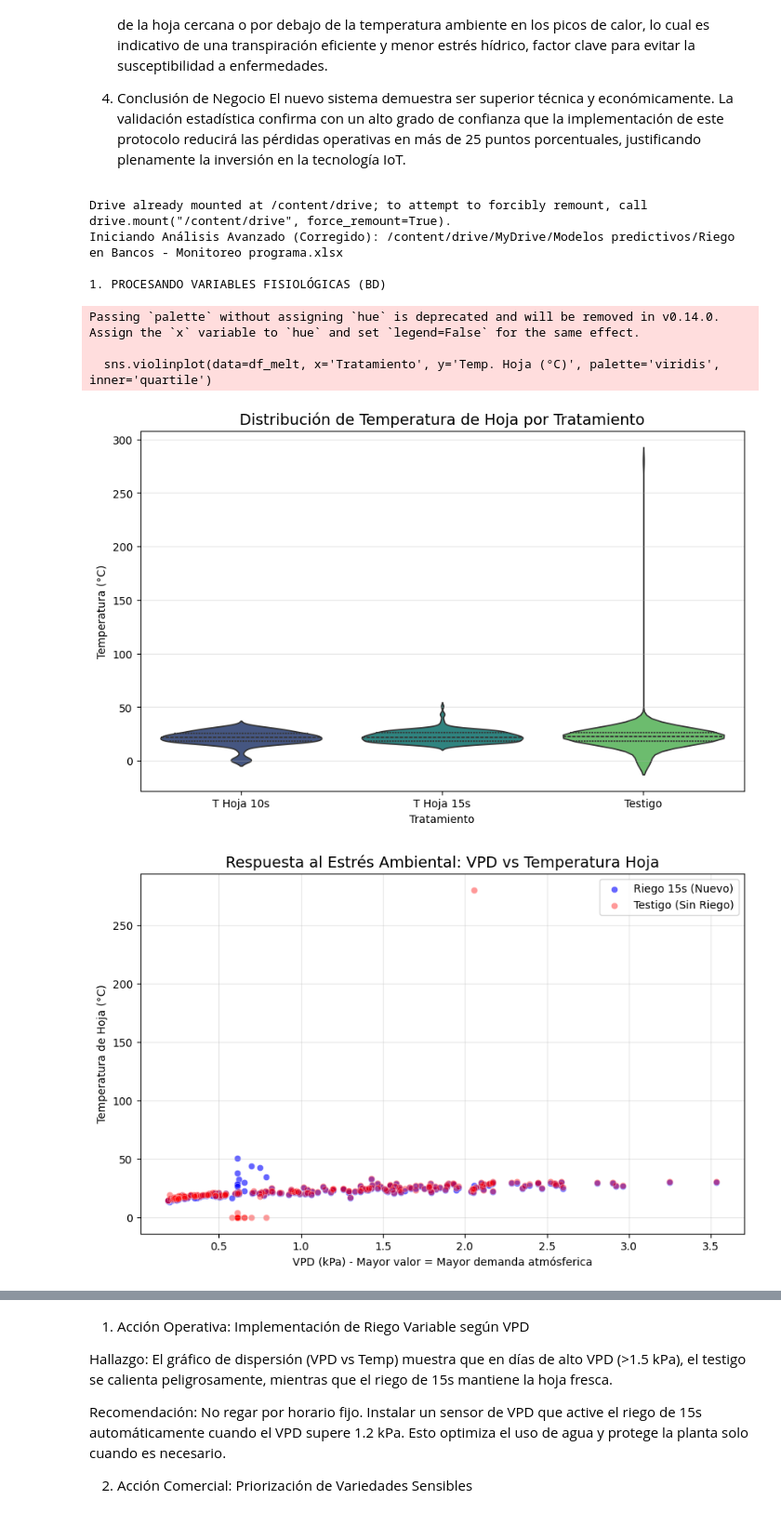
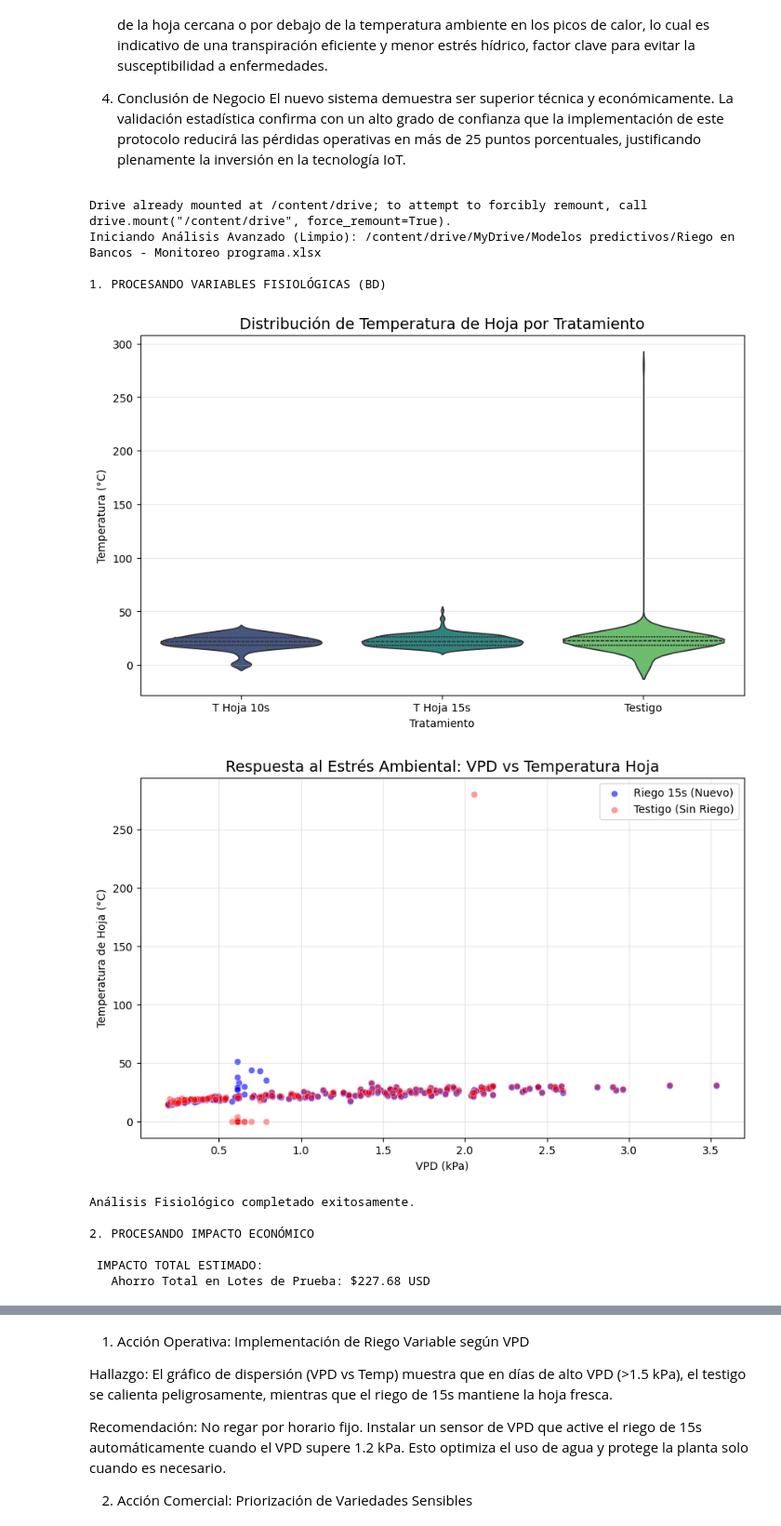
Before and after one commit to florezandres552/Optimizacion-Riego-IoT, a Jupyter notebook: Proyecto_Riego.ipynb, the cells around one changed output, grey strips where cells are left out. Shown at 93% size. Drawn from its saved outputs; the diff is of its cells as text; code cells hidden in the pictures.

```diff
--- a/Proyecto_Riego.ipynb
+++ b/Proyecto_Riego.ipynb
@@ -101,12 +101,16 @@ import matplotlib.pyplot as plt
 import numpy as np
 from scipy import stats
 from google.colab import drive
+import warnings
+
+# 0. SILENCIAR ADVERTENCIAS MENORES
+warnings.filterwarnings('ignore')
 
 # 1. MONTAR DRIVE Y CARGAR DATOS
 drive.mount('/content/drive')
 ruta_excel = '/content/drive/MyDrive/Modelos predictivos/Riego en Bancos - Monitoreo programa.xlsx'
 
-print(f"Iniciando Análisis Avanzado (Corregido): {ruta_excel}\n")
+print(f"Iniciando Análisis Avanzado (Limpio): {ruta_excel}\n")
 
 try:
     xl = pd.ExcelFile(ruta_excel)
@@ -116,37 +120,33 @@ try:
     if 'BD' in xl.sheet_names:
         print("1. PROCESANDO VARIABLES FISIOLÓGICAS (BD)")
         df_bd = pd.read_excel(ruta_excel, sheet_name='BD', header=0)
-        df_bd.columns = df_bd.columns.astype(str).str.strip() # Limpieza de nombres
+        df_bd.columns = df_bd.columns.astype(str).str.strip()
 
-        # Variables de interés
         cols_tratamientos = ['T Hoja 10s', 'T Hoja 15s', 'Testigo']
         col_temp_amb = 'Temperatura Ambiente dentro'
         col_hr_amb = 'Humedad Relativa dentro'
 
-        # Verificar existencia
         columnas_necesarias = cols_tratamientos + [col_temp_amb, col_hr_amb]
         if all(col in df_bd.columns for col in columnas_necesarias):
 
-            # CORRECCIÓN CLAVE: Forzamos la conversión a numérico de TODAS las columnas
-            # Si hay celdas con texto o errores, las convierte en NaN (Not a Number) para que no falle
             for col in columnas_necesarias:
                 df_bd[col] = pd.to_numeric(df_bd[col], errors='coerce')
 
-            # Eliminamos filas que hayan quedado vacías tras la limpieza
+            # .copy() evita el SettingWithCopyWarning
             df_physio = df_bd.dropna(subset=columnas_necesarias).copy()
 
             if not df_physio.empty:
-                # GRÁFICO 1: Violín Plot
+                # GRÁFICO 1: Violín Plot (Seaborn 0.14+)
                 plt.figure(figsize=(10, 6))
                 df_melt = df_physio[cols_tratamientos].melt(var_name='Tratamiento', value_name='Temp. Hoja (°C)')
-                sns.violinplot(data=df_melt, x='Tratamiento', y='Temp. Hoja (°C)', palette='viridis', inner='quartile')
+                sns.violinplot(data=df_melt, x='Tratamiento', y='Temp. Hoja (°C)',
+                               hue='Tratamiento', palette='viridis', inner='quartile', legend=False)
                 plt.title('Distribución de Temperatura de Hoja por Tratamiento', fontsize=14)
                 plt.ylabel('Temperatura (°C)')
                 plt.grid(axis='y', alpha=0.3)
                 plt.show()
 
-                # B. Cálculo de VPD (Déficit de Presión de Vapor)
-                # Ahora es seguro hacerlo porque garantizamos que son números
+                # B. Cálculo de VPD
                 def calcular_vpd(T, RH):
                     es = 0.6108 * np.exp((17.27 * T) / (T + 237.3))
                     return es * (1 - RH/100)
@@ -158,20 +158,15 @@ try:
                 sns.scatterplot(data=df_physio, x='VPD', y='T Hoja 15s', label='Riego 15s (Nuevo)', alpha=0.6, color='blue')
                 sns.scatterplot(data=df_physio, x='VPD', y='Testigo', label='Testigo (Sin Riego)', alpha=0.4, color='red')
                 plt.title('Respuesta al Estrés Ambiental: VPD vs Temperatura Hoja', fontsize=14)
-                plt.xlabel('VPD (kPa) - Mayor valor = Mayor demanda atmósferica')
+                plt.xlabel('VPD (kPa)')
                 plt.ylabel('Temperatura de Hoja (°C)')
                 plt.legend()
                 plt.grid(True, alpha=0.3)
                 plt.show()
                 print("Análisis Fisiológico completado exitosamente.")
-            else:
-                print("Los datos existen pero no son numéricos válidos (revisa el Excel).")
-
-        else:
-            print(f"Faltan columnas. Disponibles: {df_bd.columns.tolist()}")
 
 
-    # 2. ANÁLISIS ECONÓMICO (Hoja 'APROVECHAMIENTO')
+    # 2. ANÁLISIS ECONÓMICO
 
     if 'APROVECHAMIENTO' in xl.sheet_names:
         print("\n2. PROCESANDO IMPACTO ECONÓMICO")
@@ -182,41 +177,44 @@ try:
         col_loss_usd_regular = 'Perdida regular (USD)'
         col_variedad = 'Variedad'
 
         if col_loss_usd_ensayo in df_loss.columns and col_loss_usd_regular in df_loss.columns:
-            # Limpieza y Conversión Forzada aquí también
             df_loss[col_loss_usd_ensayo] = pd.to_numeric(df_loss[col_loss_usd_ensayo], errors='coerce')
             df_loss[col_loss_usd_regular] = pd.to_numeric(df_loss[col_loss_usd_regular], errors='coerce')
 
-            df_econ = df_loss.dropna(subset=[col_loss_usd_ensayo, col_loss_usd_regular, col_variedad])
+
+            df_econ = df_loss.dropna(subset=[col_loss_usd_ensayo, col_loss_usd_regular, col_variedad]).copy()
 
             if not df_econ.empty:
+
                 df_econ['Ahorro (USD)'] = df_econ[col_loss_usd_regular] - df_econ[col_loss_usd_ensayo]
 
                 total_ahorro = df_econ['Ahorro (USD)'].sum()
-                print(f"\nIMPACTO TOTAL ESTIMADO:")
+                print(f"\n IMPACTO TOTAL ESTIMADO:")
                 print(f"   Ahorro Total en Lotes de Prueba: ${total_ahorro:,.2f} USD")
 
                 # GRÁFICO 3: Ahorro por Variedad
                 plt.figure(figsize=(12, 6))
-                sns.barplot(data=df_econ, x='Variedad', y='Ahorro (USD)', palette='Greens_d')
+                sns.barplot(data=df_econ, x='Variedad', y='Ahorro (USD)',
+                            hue='Variedad', palette='Greens_d', legend=False)
                 plt.title('Ahorro Económico Generado por Variedad (USD)', fontsize=14)
                 plt.ylabel('Dólares Ahorrados')
                 plt.xticks(rotation=45)
                 plt.grid(axis='y', alpha=0.3)
                 plt.show()
                 print("Análisis Económico completado.")
-            else:
-                print("No hay datos económicos válidos para graficar.")
 
 except Exception as e:
     print(f"Error inesperado: {e}")
 # %% [output]
 Drive already mounted at /content/drive; to attempt to forcibly remount, call drive.mount("/content/drive", force_remount=True).
-Iniciando Análisis Avanzado (Corregido): /content/drive/MyDrive/Modelos predictivos/Riego en Bancos - Monitoreo programa.xlsx
+Iniciando Análisis Avanzado (Limpio): /content/drive/MyDrive/Modelos predictivos/Riego en Bancos - Monitoreo programa.xlsx
 
 1. PROCESANDO VARIABLES FISIOLÓGICAS (BD)
-Passing `palette` without assigning `hue` is deprecated and will be removed in v0.14.0. Assign the `x` variable to `hue` and set `legend=False` for the same effect.
-
-  sns.violinplot(data=df_melt, x='Tratamiento', y='Temp. Hoja (°C)', palette='viridis', inner='quartile')
 [figure]
-[figure, old version]
+[figure, new version]
+Análisis Fisiológico completado exitosamente.
+
+2. PROCESANDO IMPACTO ECONÓMICO
+
+ IMPACTO TOTAL ESTIMADO:
+   Ahorro Total en Lotes de Prueba: $227.68 USD
```
Also changed, not shown: parts of 2 cells of this notebook.
